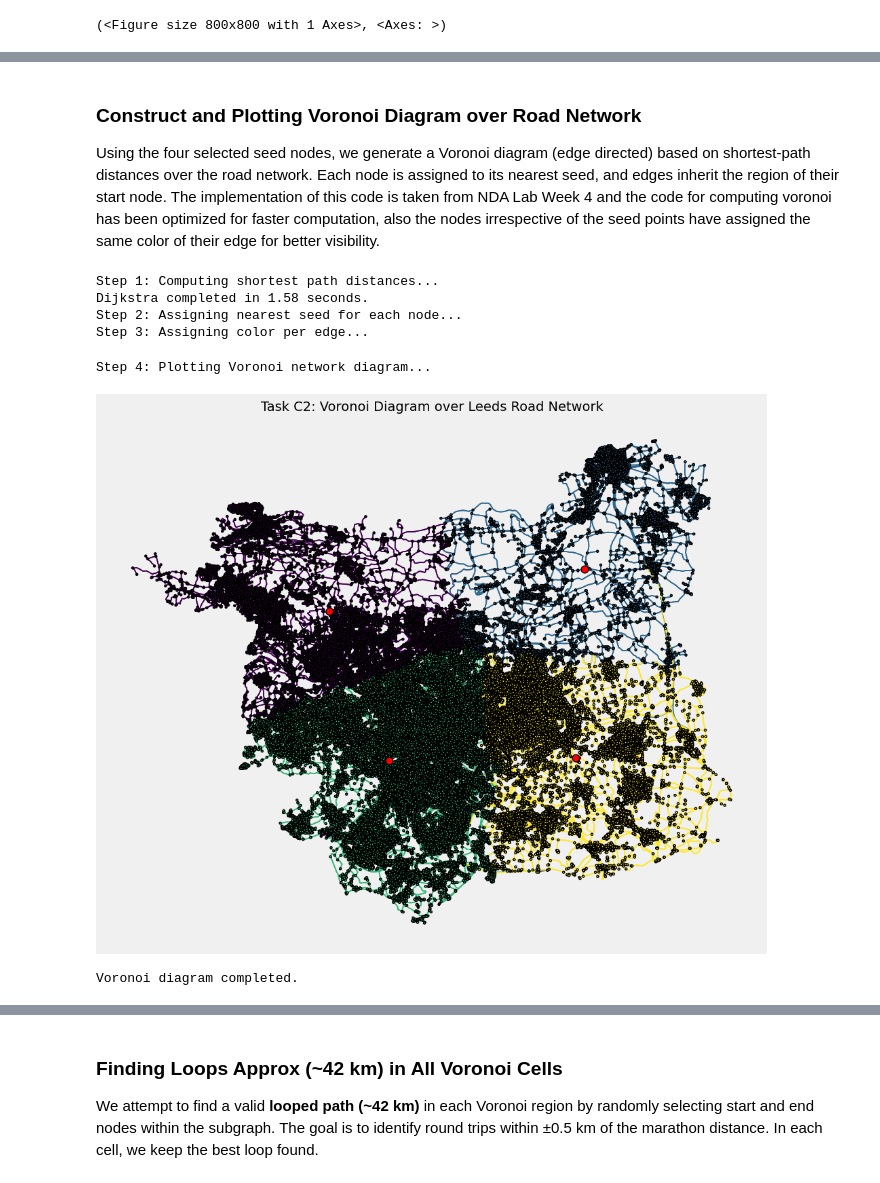
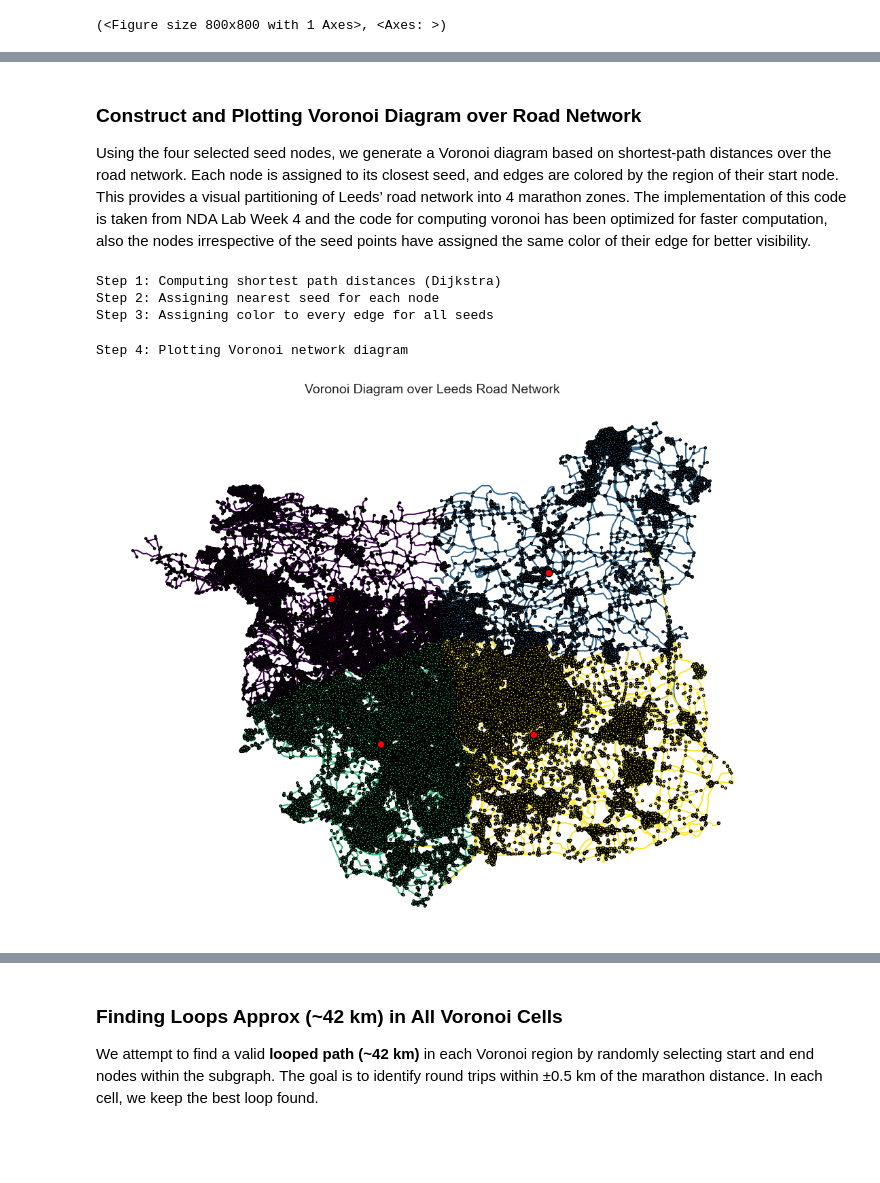
Before and after one commit to ammararfan2-lab/7CUSMNDA-2025-Coursework, a Jupyter notebook: notebooks/Part2.ipynb, the cells around one changed output, grey strips where cells are left out. Drawn from its saved outputs; the diff is of its cells as text; code cells hidden in the pictures; blank space fills up the shorter version.

```diff
--- a/notebooks/Part2.ipynb
+++ b/notebooks/Part2.ipynb
@@ -659,14 +587,0 @@ selected_seed_nodes, seed_coords, nodes_gdf, edges_gdf = get_quadrant_seed_nodes
-# %%
-# Plot network and seeds
-fig, ax = plt.subplots(figsize=(8, 8))
-fig.patch.set_facecolor('#f0f0f0')
-edges_gdf.plot(ax=ax, color='black', linewidth=0.3, zorder=0)
-nodes_gdf.plot(ax=ax, color='white', edgecolor='black', markersize=8, zorder=1)
-
-for pt in seed_coords:
-    ax.scatter(pt.x, pt.y, s=60, color='red', edgecolors='black', zorder=2)
-
-plt.title("Task C1: Centroid-Based Voronoi Seed Nodes Across Leeds", fontsize=14)
-plt.axis("off")
-plt.tight_layout()
-plt.show()
@@ -675,27 +588,21 @@ plt.show()
 # %% [markdown]
 ### Construct and Plotting Voronoi Diagram over Road Network
 
-Using the four selected seed nodes, we generate a Voronoi diagram (edge directed) based on shortest-path distances over the road network. Each node is assigned to its nearest seed, and edges inherit the region of their start node.
+Using the four selected seed nodes, we generate a Voronoi diagram based on shortest-path distances over the road network. Each node is assigned to its closest seed, and edges are colored by the region of their start node. This provides a visual partitioning of Leeds’ road network into 4 marathon zones.
 The implementation of this code is taken from NDA Lab Week 4 and the code for computing voronoi has been optimized for faster computation, also the nodes irrespective of the seed points have assigned the same color of their edge for better visibility.
 # %%
-import time
-from matplotlib import cm
-
 # Function to generate edge-based Voronoi diagram over a road network
 def compute_network_voronoi(G_proj, seed_nodes, nodes_gdf, edges_gdf):
     num_seeds = len(seed_nodes)
-    print("\nStep 1: Computing shortest path distances...")
-    start = time.time()
-
+    print("\nStep 1: Computing shortest path distances (Dijkstra)")
     # Step 1: Compute Dijkstra distances from each seed
     distances = {
         seed: nx.single_source_dijkstra_path_length(G_proj, seed, weight='length')
         for seed in seed_nodes
     }
-    print(f"Dijkstra completed in {round(time.time() - start, 2)} seconds.")
 
-    # Step 2: Assign each node to its nearest seed
-    print("Step 2: Assigning nearest seed for each node...")
+    # Step 2: Assigning each node to its nearest seed
+    print("Step 2: Assigning nearest seed for each node")
     node_to_seed = {
         node: min(
             [(seed, distances[seed].get(node, np.inf)) for seed in seed_nodes],
@@ -705,49 +612,48 @@ def compute_network_voronoi(G_proj, seed_nodes, nodes_gdf, edges_gdf):
     }
 
     # Step 3: Assign each edge to the region of its start node
-    print("Step 3: Assigning color per edge...")
+    print("Step 3: Assigning color to every edge for all seeds")
     edge_tuples = list(G_proj.edges(keys=True))
     edge_seed_assignment = [node_to_seed[u] for u, v, k in edge_tuples]
 
-    # Step 4: Assign colors to each seed region
+    # Step 4: Generating a color for each seed region using a color map
     cmap = cm.get_cmap('viridis', num_seeds)
     color_list = [cmap(i) for i in range(num_seeds)]
     seed_to_color = {seed: color_list[i] for i, seed in enumerate(seed_nodes)}
-    edge_colors = [seed_to_color[s] for s in edge_seed_assignment]
+    # edge_colors = [seed_to_color[s] for s in edge_seed_assignment]
 
     # Step 5: Plot Voronoi diagram
-    print("Step 4: Plotting Voronoi network diagram...")
+    print("Step 4: Plotting Voronoi network diagram")
     fig, ax = plt.subplots(figsize=(10, 10))
-    fig.patch.set_facecolor('#f0f0f0') # Light gray
 
+    # Plotting each group of colored edges belonging to a region
     edge_geoms = list(edges_gdf.geometry)
     for seed in seed_nodes:
         indices = [i for i, s in enumerate(edge_seed_assignment) if s == seed]
         segments = [edge_geoms[i] for i in indices]
         gpd.GeoSeries(segments).plot(ax=ax, color=seed_to_color[seed], linewidth=1.2, zorder=0)
 
+    # Plotting nodes with the same color as their corresponding Voronoi region for better visibility of spread
     node_colors = [seed_to_color[node_to_seed[node]] for node in nodes_gdf.index]
     nodes_gdf.plot(ax=ax, color=node_colors, edgecolor='black', markersize=5, zorder=1)
 
+    # Plotting the seed points
     for pt in seed_coords:
         ax.scatter(pt.x, pt.y, s=60, color='red', edgecolors='black', zorder=2)
 
-    plt.title("Task C2: Voronoi Diagram over Leeds Road Network", fontsize=14)
+    plt.title("Voronoi Diagram over Leeds Road Network", fontsize=14)
     plt.axis("off")
     plt.tight_layout()
     plt.show()
 
-    print("Voronoi diagram completed.")
     return node_to_seed, seed_to_color
 
-# Call the function
+# Calling the function to compute voronoi diagram
 node_to_seed, seed_to_color = compute_network_voronoi(
     leeds_graph_proj, selected_seed_nodes, nodes_gdf, edges_gdf)
 # %% [output]
-Step 1: Computing shortest path distances...
-Dijkstra completed in 1.58 seconds.
-Step 2: Assigning nearest seed for each node...
-Step 3: Assigning color per edge...
+Step 1: Computing shortest path distances (Dijkstra)
+Step 2: Assigning nearest seed for each node
+Step 3: Assigning color to every edge for all seeds
-Step 4: Plotting Voronoi network diagram...
+Step 4: Plotting Voronoi network diagram
-[figure, old version]
+[figure, new version]
-Voronoi diagram completed.
```
Also changed, not shown: parts of 32 cells of this notebook.
